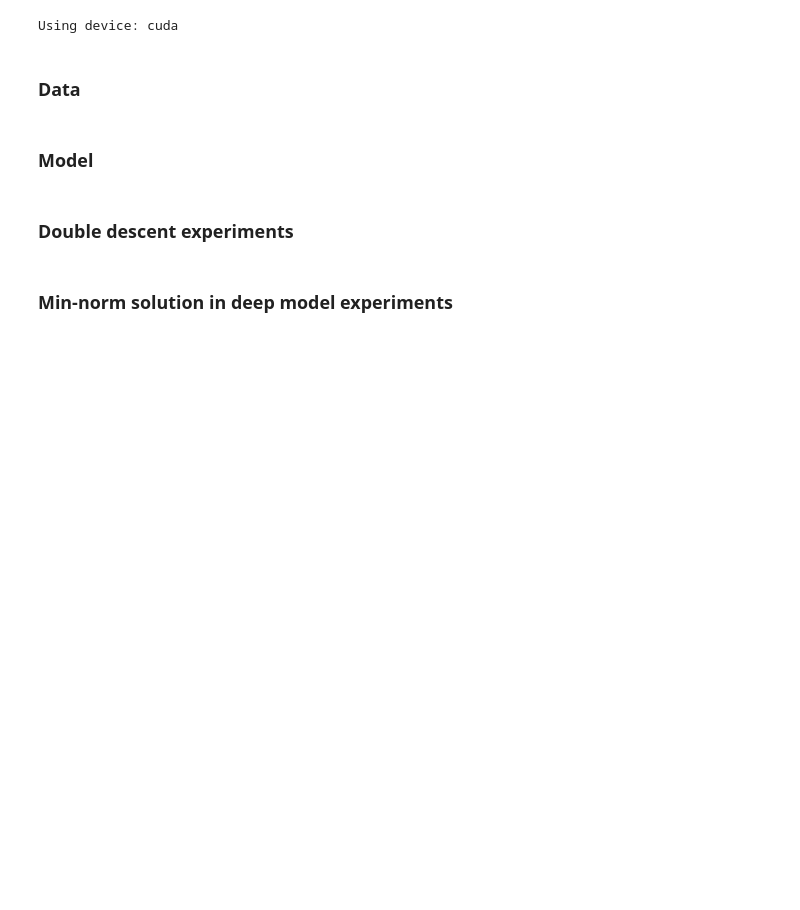
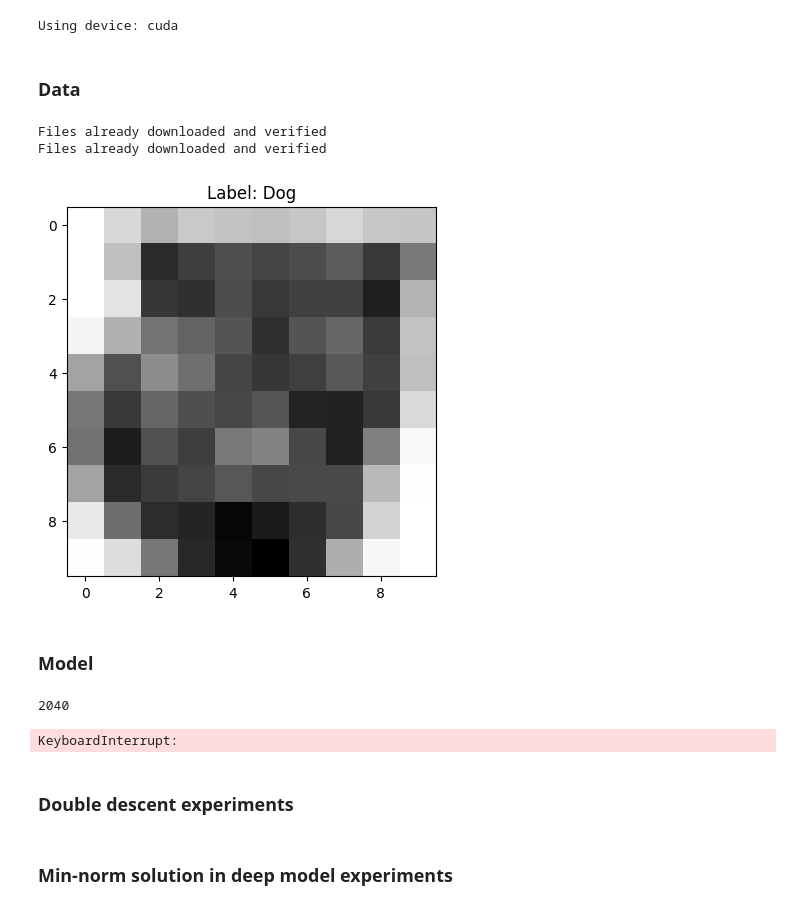
Before and after one commit to VictorBaillet/double-descent, a Jupyter notebook: main.ipynb, the cells around one changed output. Cells and saved outputs as stored; diff of their text form; code cells hidden in the pictures; blank space fills up the shorter version.

```diff
--- a/main.ipynb
+++ b/main.ipynb
@@ -39,9 +34,37 @@ Using device: cuda
 # %% [markdown]
 ### Data
 # %%
-train_loader, test_loader = preprocess_MNIST(n_train=5000, noise_level=0.2, zero_vs_all=False, downsample_size=(14, 14))
+train_loader, test_loader = preprocess_CIFAR10(n_train=2000, noise_level=0, downsample_size=(10, 10))
+# %% [output]
+Files already downloaded and verified
+Files already downloaded and verified
+# %%
+images, labels = next(iter(train_loader))
+
+# Select the first image from the batch
+img = images[5].squeeze()  # Remove channel dimension for grayscale image
+
+# Convert the tensor to numpy for displaying
+img = img.numpy()
+
+# Display the image
+plt.imshow(img, cmap='gray')
+plt.title(f'Label: {"Cat" if labels[0].item() == 1 else "Dog"}')
+plt.show()
+# %% [output]
+[figure, added]
 # %% [markdown]
 ### Model
+# %%
+net = TwoLayersNN(width=20, input_size=10*10).cuda()
+p = sum(parameter.numel() for parameter in net.parameters() if parameter.requires_grad)
+print(p)
+# %% [output]
+2040
+# %%
+train(net, train_loader, test_loader, epochs=10000, lr=0.003)
+# %% [output]
+KeyboardInterrupt:
 # %% [markdown]
 ### Double descent experiments
 # %%
```
Also changed, not shown: parts of 11 cells of this notebook, 8 other files.
